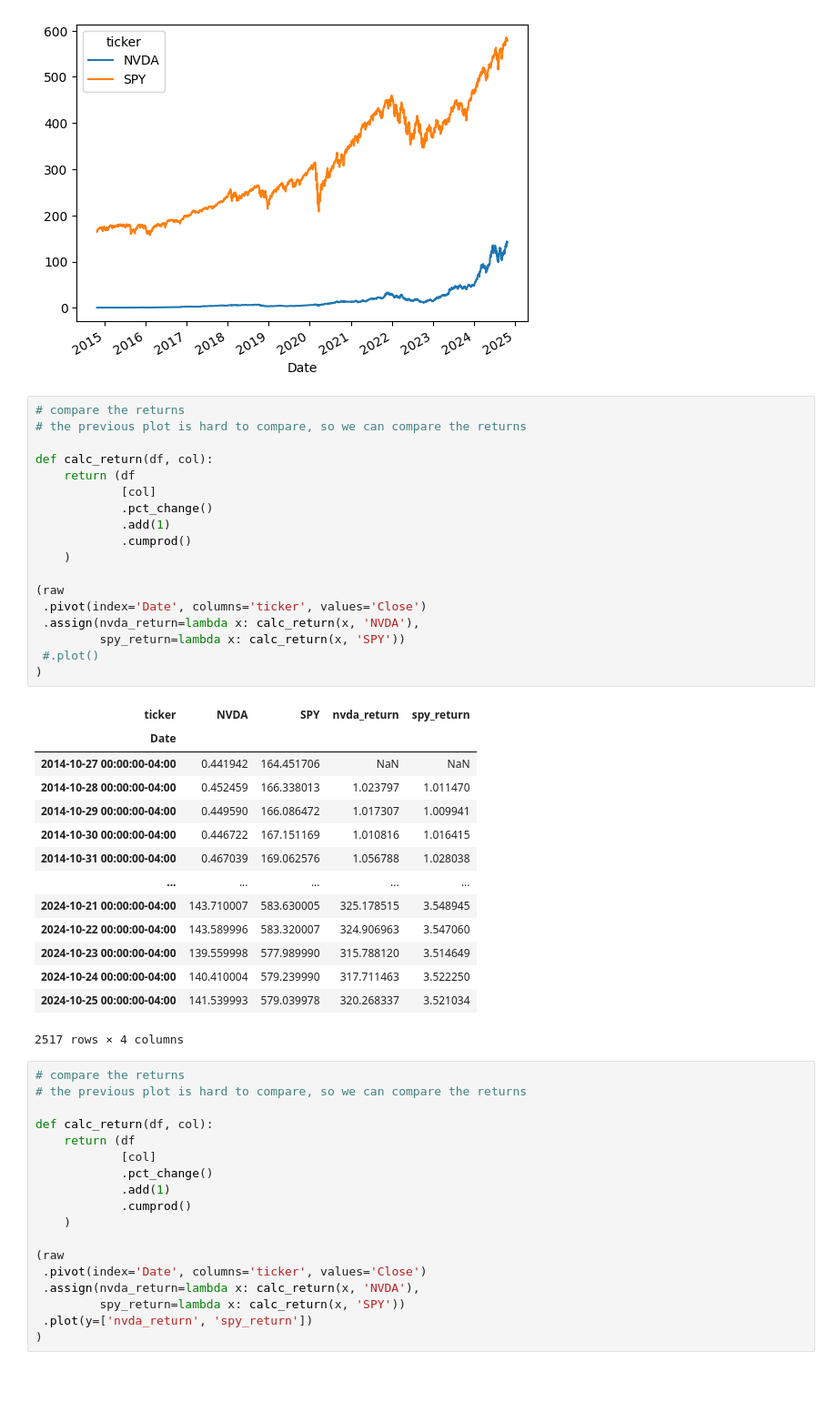
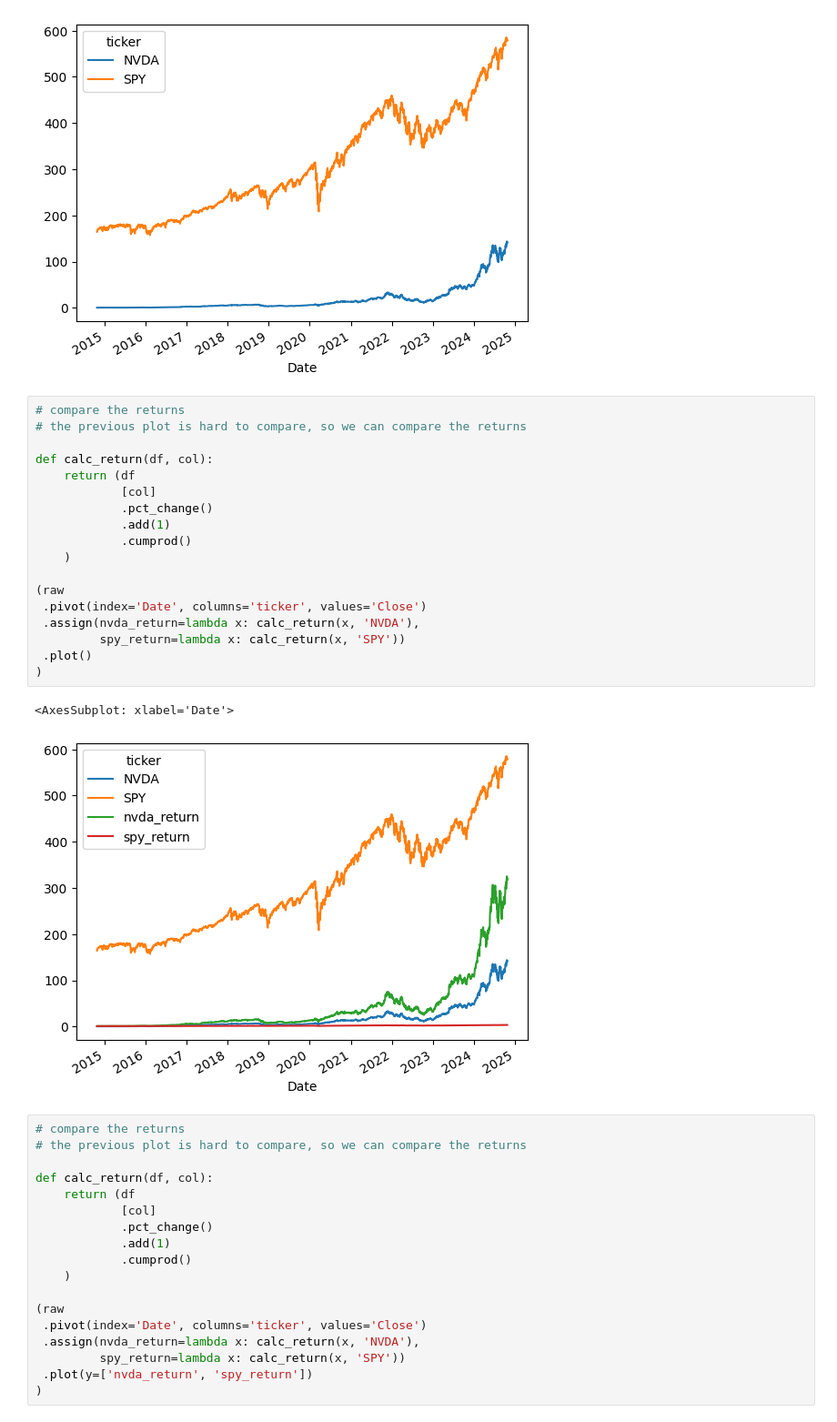
Before and after one commit to mattharrison/CS65, a Jupyter notebook: 4_Visualization.ipynb, the cells around one changed output. Shown: that part at 91% size. Drawn from its saved outputs; the diff is of its cells as text; blank space fills up the shorter version.

```diff
--- a/4_Visualization.ipynb
+++ b/4_Visualization.ipynb
@@ -85,36 +80,24 @@ raw
 # %%
 # compare the returns
 # the previous plot is hard to compare, so we can compare the returns
 
 def calc_return(df, col):
     return (df
             [col]
             .pct_change()
             .add(1)
             .cumprod()
     )
 
 (raw
  .pivot(index='Date', columns='ticker', values='Close')
  .assign(nvda_return=lambda x: calc_return(x, 'NVDA'),
          spy_return=lambda x: calc_return(x, 'SPY'))
- #.plot()
+ .plot()
 )
 # %% [output]
-| ticker | NVDA | SPY | nvda_return | spy_return |
-| Date |  |  |  |  |
-| 2014-10-27 00:00:00-04:00 | 0.441942 | 164.451706 | NaN | NaN |
-| 2014-10-28 00:00:00-04:00 | 0.452459 | 166.338013 | 1.023797 | 1.011470 |
-| 2014-10-29 00:00:00-04:00 | 0.449590 | 166.086472 | 1.017307 | 1.009941 |
-| 2014-10-30 00:00:00-04:00 | 0.446722 | 167.151169 | 1.010816 | 1.016415 |
-| 2014-10-31 00:00:00-04:00 | 0.467039 | 169.062576 | 1.056788 | 1.028038 |
-| ... | ... | ... | ... | ... |
-| 2024-10-21 00:00:00-04:00 | 143.710007 | 583.630005 | 325.178515 | 3.548945 |
-| 2024-10-22 00:00:00-04:00 | 143.589996 | 583.320007 | 324.906963 | 3.547060 |
-| 2024-10-23 00:00:00-04:00 | 139.559998 | 577.989990 | 315.788120 | 3.514649 |
-| 2024-10-24 00:00:00-04:00 | 140.410004 | 579.239990 | 317.711463 | 3.522250 |
-| 2024-10-25 00:00:00-04:00 | 141.539993 | 579.039978 | 320.268337 | 3.521034 |
-2517 rows × 4 columns
+<AxesSubplot: xlabel='Date'>
+[figure, added]
 # %%
 # compare the returns
 # the previous plot is hard to compare, so we can compare the returns
```
Also changed, not shown: parts of 6 cells of this notebook.
